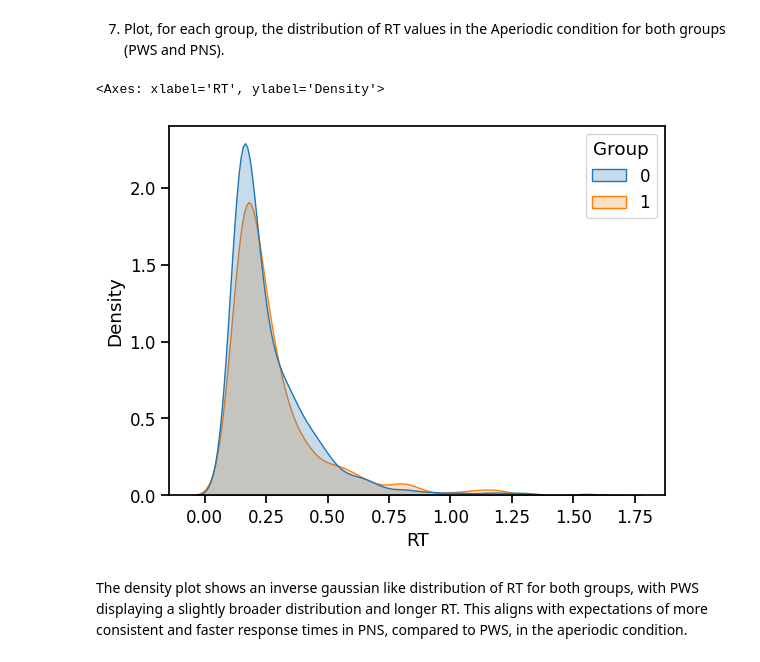
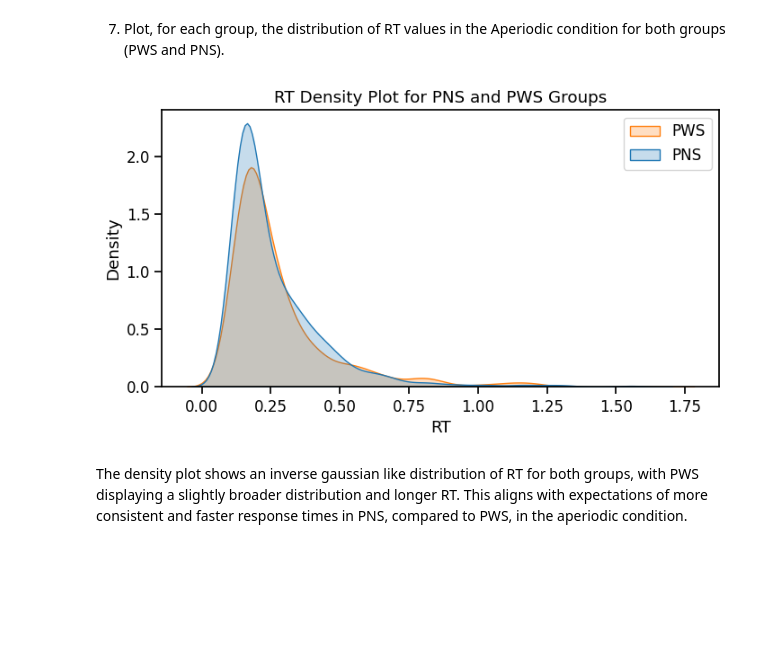
Before and after one commit to CodeNachos/expdesign, a Jupyter notebook: TP3/tp3.ipynb, the cells around one changed output. Saved outputs shown, nothing was run; the diff lists cells and outputs as text; code cells hidden in the pictures; blank space fills up the shorter version.

```diff
--- a/TP3/tp3.ipynb
+++ b/TP3/tp3.ipynb
@@ -166,10 +184,13 @@ The standard deviation of IRI is lower in the PNS group compared to the PWS grou
 # %% [markdown]
 7. Plot, for each group, the distribution of RT values in the Aperiodic condition for both groups (PWS and PNS).
 # %%
+plt.figure(figsize=(8, 4))
 sns.kdeplot(data=data_aperiodic, x="RT", hue="Group", common_norm=True, fill=True)
+plt.title("RT Density Plot for PNS and PWS Groups")
+plt.legend(["PWS", "PNS"])
+plt.show()
 # %% [output]
-<Axes: xlabel='RT', ylabel='Density'>
-[figure, old version]
+[figure, new version]
 # %% [markdown]
 The density plot shows an inverse gaussian like distribution of RT for both groups, with PWS displaying a slightly broader distribution and longer RT. This aligns with expectations of more consistent and faster response times in PNS, compared to PWS, in the aperiodic condition.
 # %% [markdown]
```
Also changed, not shown: parts of 5 cells of this notebook, 3 other files.
